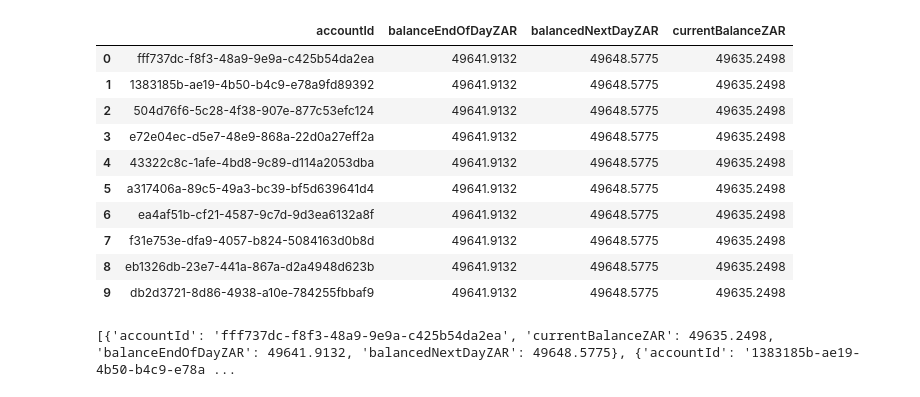
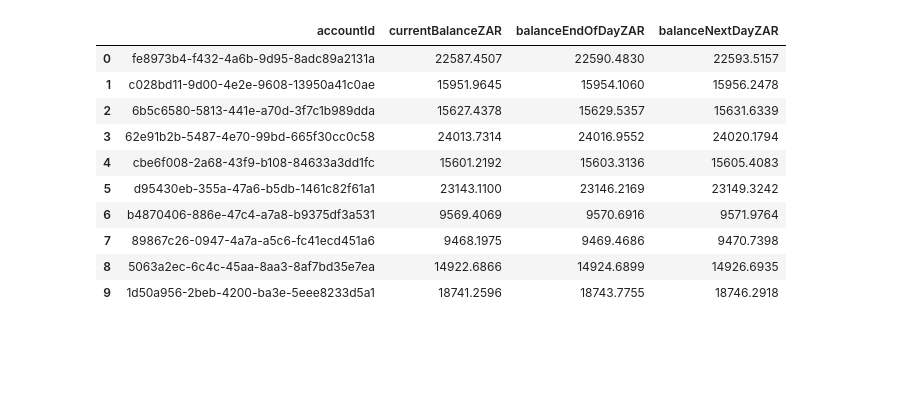
Before and after one commit to luke-jordan/pluto-alpha, a Jupyter notebook: notebooks/IntegrationTesting.ipynb, the cells around one changed output. Saved outputs shown, nothing was run; the diff lists cells and outputs as text; code cells hidden in the pictures; blank space fills up the shorter version.

Commit message:
Finished up putting balance tests into notebook, started on user profile

```diff
--- a/notebooks/IntegrationTesting.ipynb
+++ b/notebooks/IntegrationTesting.ipynb
@@ -263,7 +277,7 @@ print(projection_decoded)
 # %%
 def fetch_account_balance(accountId, clientId = 'zar_client_co', floatId = 'zar_cash_primary', currency = 'ZAR', timezone = 'Africa/Johannesburg'):
     balance_payload = {
-        'accountId': accounts[0]['accountId'],
+        'accountId': accountId,
         'clientId': 'zar_client_co',
         'floatId': 'zar_cash_primary',
         'currency': 'ZAR',
@@ -284,29 +298,26 @@ def fetch_account_balances(accounts):
             'accountId': balance_dict['accountId'],
             'currentBalanceZAR': balance_dict['currentBalance']['amount'] / 10000,
             'balanceEndOfDayZAR': balance_dict['balanceEndOfToday']['amount'] / 10000,
-            'balancedNextDayZAR': balance_dict['balanceSubsequentDays'][0]['amount'] / 10000
+            'balanceNextDayZAR': balance_dict['balanceSubsequentDays'][0]['amount'] / 10000
         }
         balance_dicts.append(projected_dict)
 
-    return balance_dicts;
+    return balance_dicts
 # %%
 balances_projections = fetch_account_balances(accounts)
 # %%
 balance_df = pd.DataFrame(balances_projections)
+balance_df = balance_df[['accountId', 'currentBalanceZAR', 'balanceEndOfDayZAR', 'balanceNextDayZAR']]
 balance_df
 # %% [output]
-|  | accountId | balanceEndOfDayZAR | balancedNextDayZAR | currentBalanceZAR |
-| 0 | fff737dc-f8f3-48a9-9e9a-c425b54da2ea | 49641.9132 | 49648.5775 | 49635.2498 |
-| 1 | 1383185b-ae19-4b50-b4c9-e78a9fd89392 | 49641.9132 | 49648.5775 | 49635.2498 |
-| 2 | 504d76f6-5c28-4f38-907e-877c53efc124 | 49641.9132 | 49648.5775 | 49635.2498 |
-| 3 | e72e04ec-d5e7-48e9-868a-22d0a27eff2a | 49641.9132 | 49648.5775 | 49635.2498 |
-| 4 | 43322c8c-1afe-4bd8-9c89-d114a2053dba | 49641.9132 | 49648.5775 | 49635.2498 |
-| 5 | a317406a-89c5-49a3-bc39-bf5d639641d4 | 49641.9132 | 49648.5775 | 49635.2498 |
-| 6 | ea4af51b-cf21-4587-9c7d-9d3ea6132a8f | 49641.9132 | 49648.5775 | 49635.2498 |
-| 7 | f31e753e-dfa9-4057-b824-5084163d0b8d | 49641.9132 | 49648.5775 | 49635.2498 |
-| 8 | eb1326db-23e7-441a-867a-d2a4948d623b | 49641.9132 | 49648.5775 | 49635.2498 |
-| 9 | db2d3721-8d86-4938-a10e-784255fbbaf9 | 49641.9132 | 49648.5775 | 49635.2498 |
+|  | accountId | currentBalanceZAR | balanceEndOfDayZAR | balanceNextDayZAR |
+| 0 | fe8973b4-f432-4a6b-9d95-8adc89a2131a | 22587.4507 | 22590.4830 | 22593.5157 |
+| 1 | c028bd11-9d00-4e2e-9608-13950a41c0ae | 15951.9645 | 15954.1060 | 15956.2478 |
+| 2 | 6b5c6580-5813-441e-a70d-3f7c1b989dda | 15627.4378 | 15629.5357 | 15631.6339 |
+| 3 | 62e91b2b-5487-4e70-99bd-665f30cc0c58 | 24013.7314 | 24016.9552 | 24020.1794 |
+| 4 | cbe6f008-2a68-43f9-b108-84633a3dd1fc | 15601.2192 | 15603.3136 | 15605.4083 |
+| 5 | d95430eb-355a-47a6-b5db-1461c82f61a1 | 23143.1100 | 23146.2169 | 23149.3242 |
+| 6 | b4870406-886e-47c4-a7a8-b9375df3a531 | 9569.4069 | 9570.6916 | 9571.9764 |
+| 7 | 89867c26-0947-4a7a-a5c6-fc41ecd451a6 | 9468.1975 | 9469.4686 | 9470.7398 |
+| 8 | 5063a2ec-6c4c-45aa-8aa3-8af7bd35e7ea | 14922.6866 | 14924.6899 | 14926.6935 |
+| 9 | 1d50a956-2beb-4200-ba3e-5eee8233d5a1 | 18741.2596 | 18743.7755 | 18746.2918 |
-# %%
-print(balances_projections)
-# %% [output]
-[{'accountId': 'fff737dc-f8f3-48a9-9e9a-c425b54da2ea', 'currentBalanceZAR': 49635.2498, 'balanceEndOfDayZAR': 49641.9132, 'balancedNextDayZAR': 49648.5775}, {'accountId': '1383185b-ae19-4b50-b4c9-e78a ...
```
Also changed, not shown: parts of 12 cells of this notebook, 3 other files.
